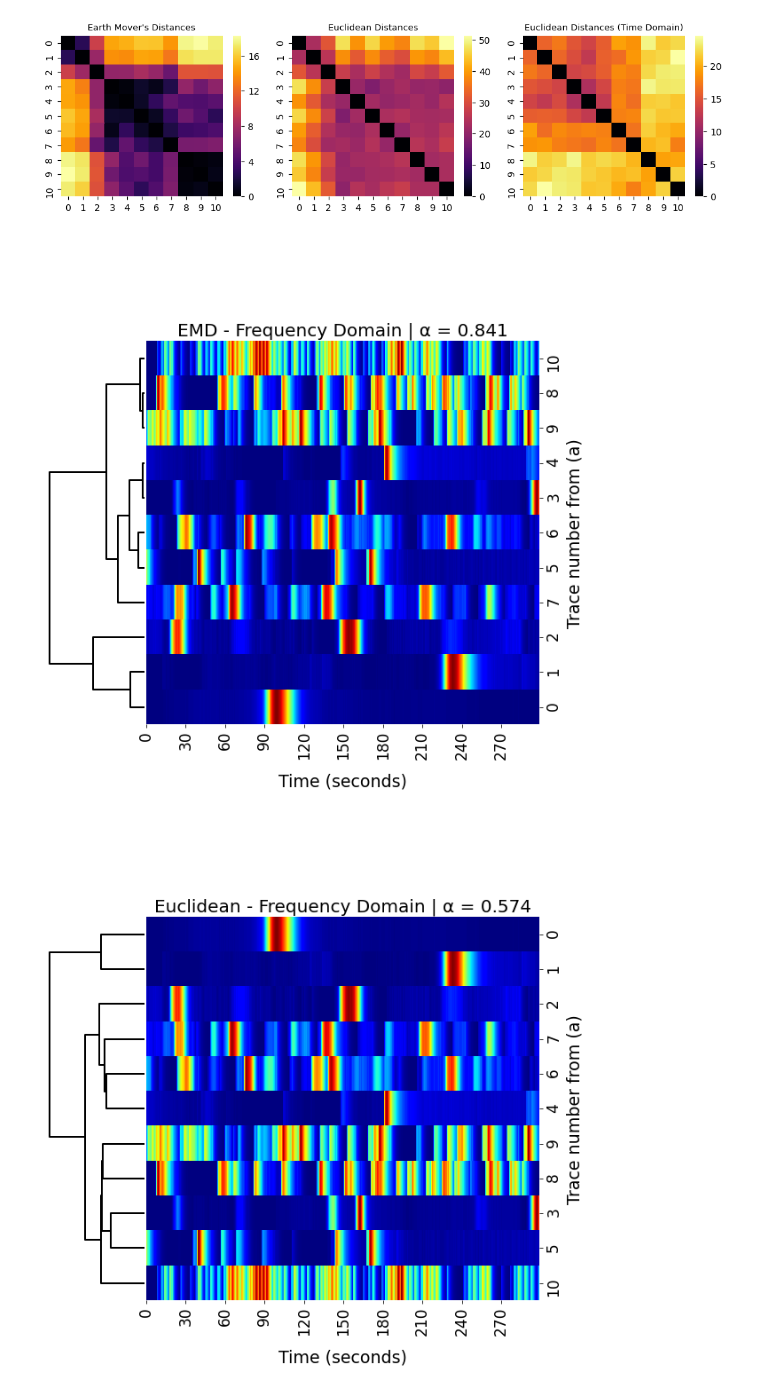
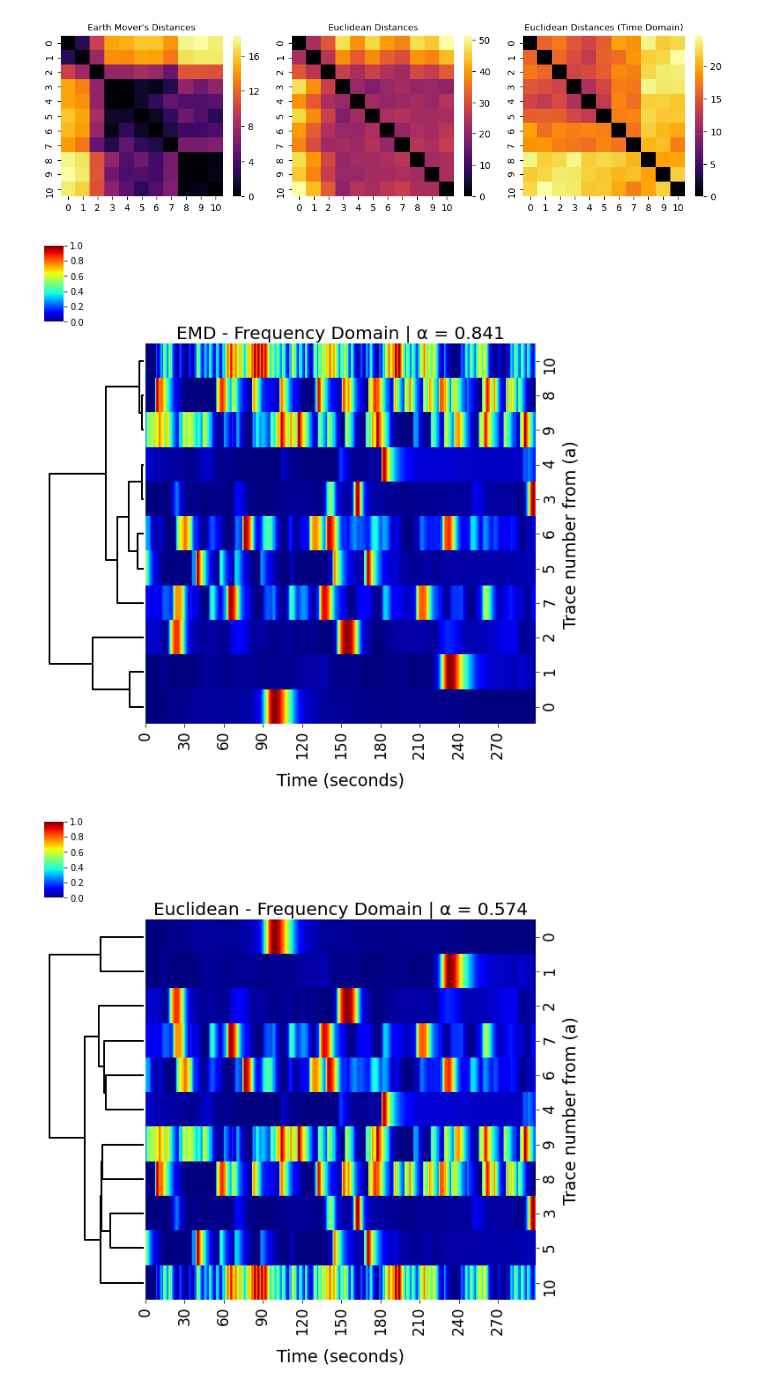
Before and after one commit to kushalkolar/mesmerize_manuscript_notebooks, a Jupyter notebook: distance_matrix_comparisons.ipynb, the cells around one changed output. Cells and saved outputs as stored; diff of their text form; code cells hidden in the pictures.

```diff
--- a/distance_matrix_comparisons.ipynb
+++ b/distance_matrix_comparisons.ipynb
@@ -185,33 +185,33 @@ recording_time = int(frames_length / sampling_rate)
 dms = [linkage_emd, linkage_euc_fft, linkage_euc]
 
 titles = \
 [
     f"EMD - Frequency Domain | α = {calc_agg_coeff(linkage_emd):.3f}",
     f"Euclidean - Frequency Domain | α = {calc_agg_coeff(linkage_euc_fft):.3f}",
     f"Euclidean - Time Domain | α = {calc_agg_coeff(linkage_euc):.3f}"
 ]
 
 
 for Z, title in zip(dms, titles):
     clustermap = sns.clustermap(small_data, row_linkage=Z, row_cluster=True, col_cluster=False, cmap='jet')
 
     clustermap.ax_heatmap.set_title(title, fontdict={'fontsize': 20})
 
     clustermap.ax_heatmap.set_xticks(np.arange(0, frames_length, xticks_interval * sampling_rate))
     clustermap.ax_heatmap.set_xticklabels(np.arange(0, recording_time, xticks_interval), fontdict={'fontsize': 17})
 
     ytl = clustermap.ax_heatmap.get_yticklabels()
     clustermap.ax_heatmap.set_yticklabels(ytl, fontdict={'fontsize': 17})
 
     clustermap.ax_heatmap.set_xlabel('Time (seconds)', fontdict={'fontsize': 19}, labelpad=15)
     clustermap.ax_heatmap.set_ylabel('Trace number from (a)', fontdict={'fontsize': 19}, labelpad=5)
 
-    clustermap.cax.set_visible(False)
+#     clustermap.cax.set_visible(False)
 
     for a in clustermap.ax_row_dendrogram.collections:
         a.set_linewidth(2)
 
     clustermap.savefig(f'./figs/{title}.png', dpi=1200, pad_inches=0, bbox_inches='tight')
 # %% [output]
-[figure, old version]
+[figure, new version]
-[figure, old version]
+[figure, new version]
```
Also changed, not shown: parts of 1 cell of this notebook, 10 other files.
